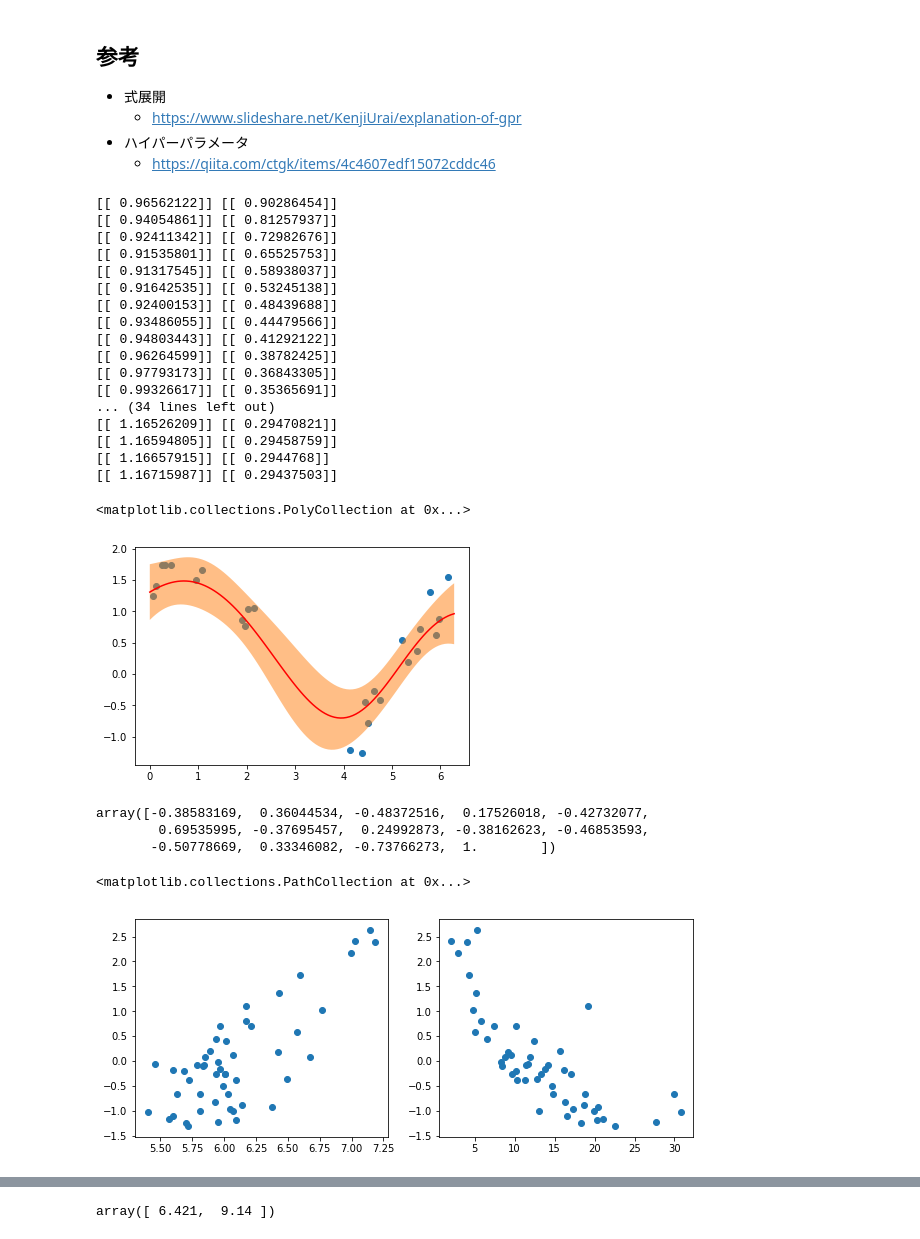
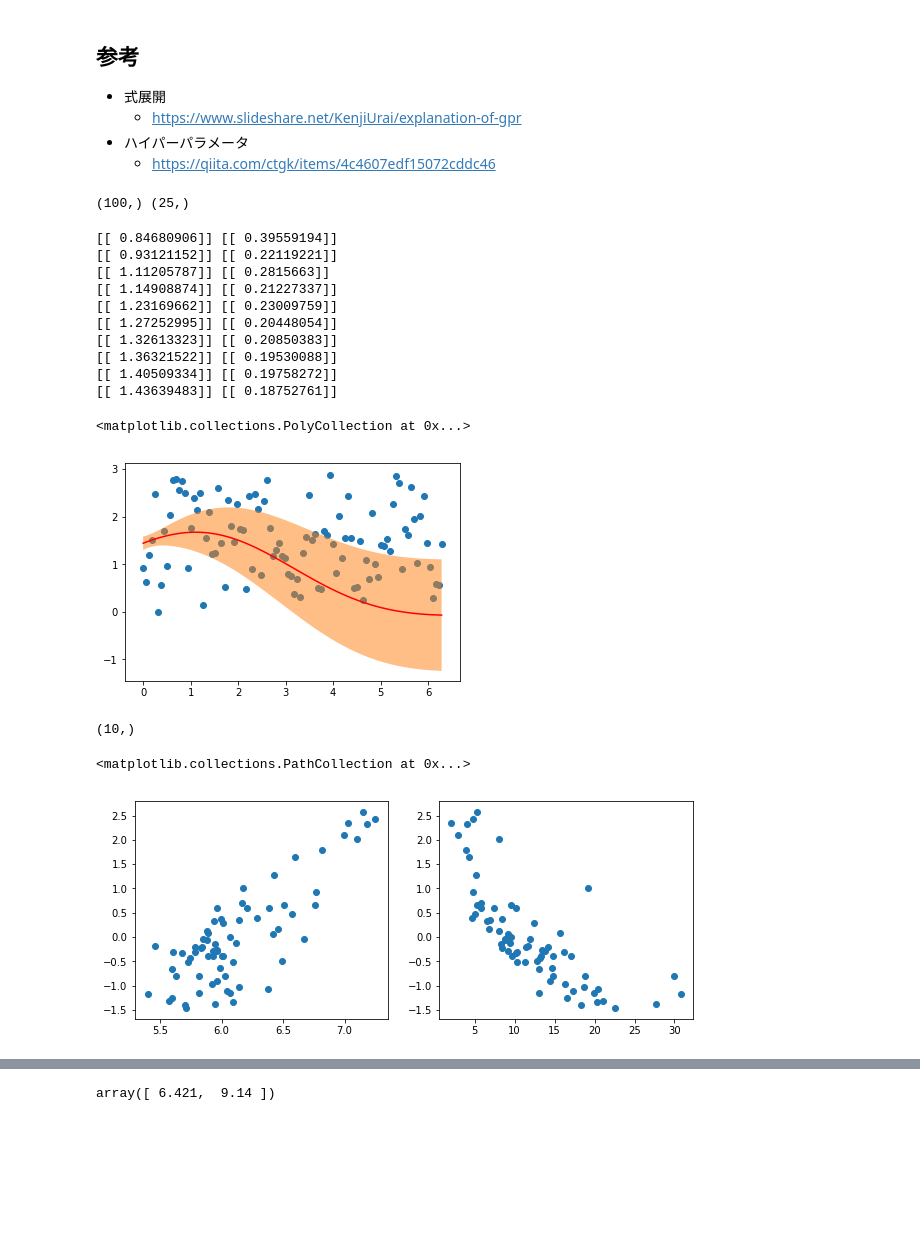
Before and after one commit to uema/gp-scratch, a Jupyter notebook: gp-scratch_hyp.ipynb, the cells around one changed output, grey strips where cells are left out. Drawn from its saved outputs; the diff is of its cells as text; code cells hidden in the pictures; blank space fills up the shorter version.

```diff
--- a/gp-scratch_hyp.ipynb
+++ b/gp-scratch_hyp.ipynb
@@ -79,44 +79,44 @@ def train(X, Xh, y, sg=0.1, a=1, b=1, lr=0.1, epoch=50):
 # %%
 num = 100
 data = np.array([np.linspace(0,2*np.pi,num),np.linspace(0,2*np.pi,num)])
-target = np.sin(data[0,:])+np.cos(data[1,:])+np.random.rand(data.shape[1])
+ran = np.random.rand(data.shape[1])
+target = np.sin(data[0,:])+np.cos(data[1,:])+ran
 
 # 学習用データ
-sample_num = 25
+sample_num = 100
 sample = random.sample(range(data.shape[1]),k=data.shape[1])
 X = data[0:2, sample[:sample_num]]
 y = target[sample[:sample_num]].reshape(-1,1)
 
 # 予測用データ
-Xh = data
+Xh = np.array([np.linspace(0,2*np.pi,num), np.zeros(num)])
+# %%
+y_true = np.sin(data[0,:])+np.cos(np.zeros(num))+np.random.rand(data.shape[1])
+print(y_true.shape, X[0,:].shape)
+# %% [output]
+(100,) (25,)
 # %%
 # 学習(パラメータは適当)
-yh_mean, yh_std = train(X, Xh, y)
+yh_mean, yh_std = train(X, Xh, y, epoch = 10)
 
 # plot
 plt.plot(Xh[0,:],yh_mean,c="red")
-plt.scatter(X[0,:], y)
+y_true = np.sin(data[0,:])+np.cos(np.zeros(num))+ran
+plt.scatter(X[0,:], y_true)
 plt.fill_between(Xh[0,:], (yh_mean-yh_std).reshape(-1,), (yh_mean+yh_std).reshape(-1,), alpha=0.5)
 # %% [output]
-[[ 0.96562122]] [[ 0.90286454]]
-[[ 0.94054861]] [[ 0.81257937]]
-[[ 0.92411342]] [[ 0.72982676]]
-[[ 0.91535801]] [[ 0.65525753]]
-[[ 0.91317545]] [[ 0.58938037]]
-[[ 0.91642535]] [[ 0.53245138]]
-[[ 0.92400153]] [[ 0.48439688]]
-[[ 0.93486055]] [[ 0.44479566]]
-[[ 0.94803443]] [[ 0.41292122]]
-[[ 0.96264599]] [[ 0.38782425]]
-[[ 0.97793173]] [[ 0.36843305]]
-[[ 0.99326617]] [[ 0.35365691]]
-... (34 lines left out)
-[[ 1.16526209]] [[ 0.29470821]]
-[[ 1.16594805]] [[ 0.29458759]]
-[[ 1.16657915]] [[ 0.2944768]]
-[[ 1.16715987]] [[ 0.29437503]]
+[[ 0.84680906]] [[ 0.39559194]]
+[[ 0.93121152]] [[ 0.22119221]]
+[[ 1.11205787]] [[ 0.2815663]]
+[[ 1.14908874]] [[ 0.21227337]]
+[[ 1.23169662]] [[ 0.23009759]]
+[[ 1.27252995]] [[ 0.20448054]]
+[[ 1.32613323]] [[ 0.20850383]]
+[[ 1.36321522]] [[ 0.19530088]]
+[[ 1.40509334]] [[ 0.19758272]]
+[[ 1.43639483]] [[ 0.18752761]]
 <matplotlib.collections.PolyCollection at 0x...>
-[figure, old version]
+[figure, new version]
 # %%
 from sklearn.datasets import load_boston
 
@@ -124,18 +124,21 @@ data = load_boston().data.T
 y = load_boston().target
 
 np.corrcoef(data,y)[-1]
+
+#np.ones(10).shape
+np.linspace(0,1,10).shape
 # %% [output]
-array([-0.38583169,  0.36044534, -0.48372516,  0.17526018, -0.42732077,
-        0.69535995, -0.37695457,  0.24992873, -0.38162623, -0.46853593,
-       -0.50778669,  0.33346082, -0.73766273,  1.        ])
+(10,)
 # %%
 
-length= 50
+length= 70
 X = np.array([data[5,:length],data[12,:length]])
 y = load_boston().target[:length].reshape(-1,1)
 y = (y-y.mean())/y.std() # 平均をゼロに?
-num = 50
-Xh = np.array([np.linspace(X[0].min(),X[0].max(),num),np.linspace(X[1].min(),X[1].max(),num)])
+
+# x1, x2 の片方の値は固定
+num = 70
+Xh = np.array([X[0,10]*np.ones(num),np.linspace(X[1].min(),X[1].max(),num)])
 
 plt.figure(figsize=(10,4))
 plt.subplot(121)
@@ -146,7 +149,7 @@ plt.scatter(X[1], y)
 #np.linspace(X[0].min(),X[0].max(),num)
 # %% [output]
 <matplotlib.collections.PathCollection at 0x...>
-[figure, old version]
+[figure, new version]
 # %%
 # 学習(パラメータは適当)
 yh_mean, yh_std = train(X, Xh, y, epoch=10)
```
Also changed, not shown: parts of 2 cells of this notebook.
